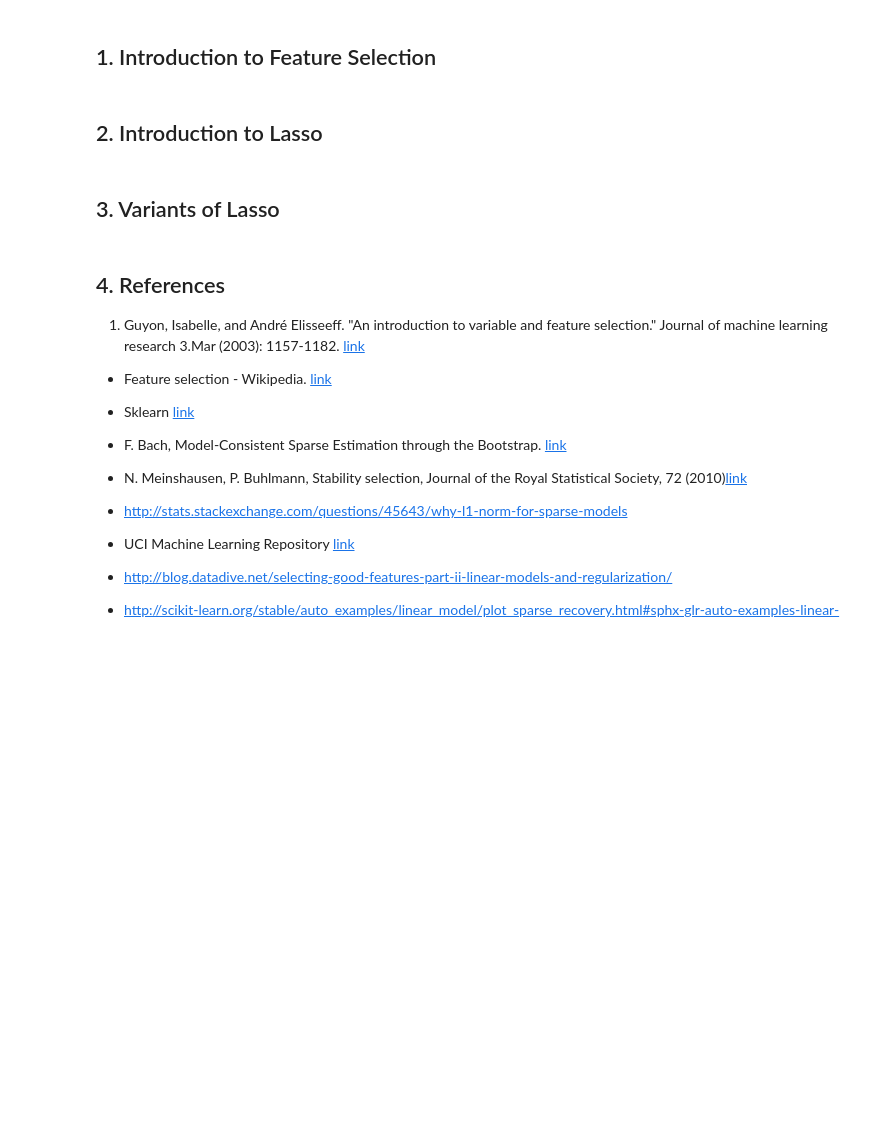
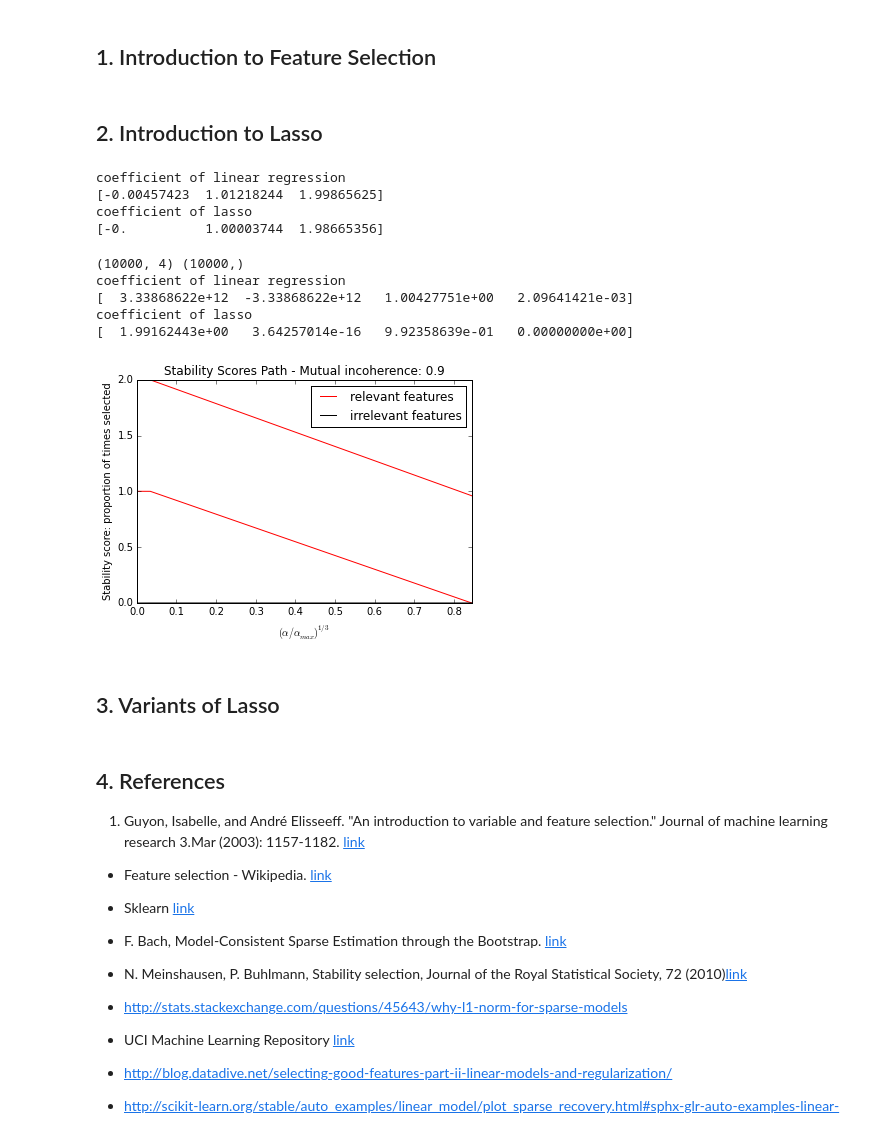
Before and after one commit to JinyiLu/15-688-Tutorial, a Jupyter notebook: Feature Selection Tutorial.ipynb, the cells around one changed output. Cells and saved outputs as stored; diff of their text form; code cells hidden in the pictures; blank space fills up the shorter version.

```diff
--- a/Feature Selection Tutorial.ipynb
+++ b/Feature Selection Tutorial.ipynb
@@ -16,0 +96,62 @@ from sklearn.linear_model import Lasso, LinearRegression, lasso_path, lasso_stab
+# %%
+rng = np.random.RandomState(0)
+# %%
+# Exp 1
+n_samples = 10000
+n_features = 3
+noise_level = 0.2
+
+X = rng.rand(n_samples, n_features)
+coef = np.zeros(n_features)
+coef[0] = 0.0
+coef[1] = 1.0
+coef[2] = 2.0
+
+y = np.dot(X, coef) + noise_level * rng.normal(size=n_samples)
+
+print X.shape, y.shape
+
+lr = LinearRegression()
+lr.fit(X, y)
+print 'coefficient of linear regression\n%s' % str(lr.coef_)
+
+lr = Lasso(alpha=0.001)
+lr.fit(X, y)
+print 'coefficient of lasso\n%s' % str(lr.coef_)
+# %% [output]
+coefficient of linear regression
+[-0.00457423  1.01218244  1.99865625]
+coefficient of lasso
+[-0.          1.00003744  1.98665356]
+# %%
+# Exp 2
+n_samples = 10000
+n_features = 4
+n_relevant_features = 3
+noise_level = 0.2
+
+X = rng.rand(n_samples, n_features)
+X[:,1] = X[:,0]
+coef = np.zeros(n_features)
+coef[:n_relevant_features] = np.ones(n_relevant_features)
+
+y = np.dot(X, coef) + noise_level * rng.normal(size=n_samples)
+
+print X.shape, y.shape
+
+lr = LinearRegression()
+lr.fit(X, y)
+print 'coefficient of linear regression\n%s' % str(lr.coef_)
+
+lr = Lasso(alpha=0.001)
+lr.fit(X, y)
+print 'coefficient of lasso\n%s' % str(lr.coef_)
+
+plot_sel_path(X, y, coef)
+# %% [output]
+(10000, 4) (10000,)
+coefficient of linear regression
+[  3.33868622e+12  -3.33868622e+12   1.00427751e+00   2.09641421e-03]
+coefficient of lasso
+[  1.99162443e+00   3.64257014e-16   9.92358639e-01   0.00000000e+00]
+[figure, added]
```
Also changed, not shown: parts of 8 cells of this notebook.
